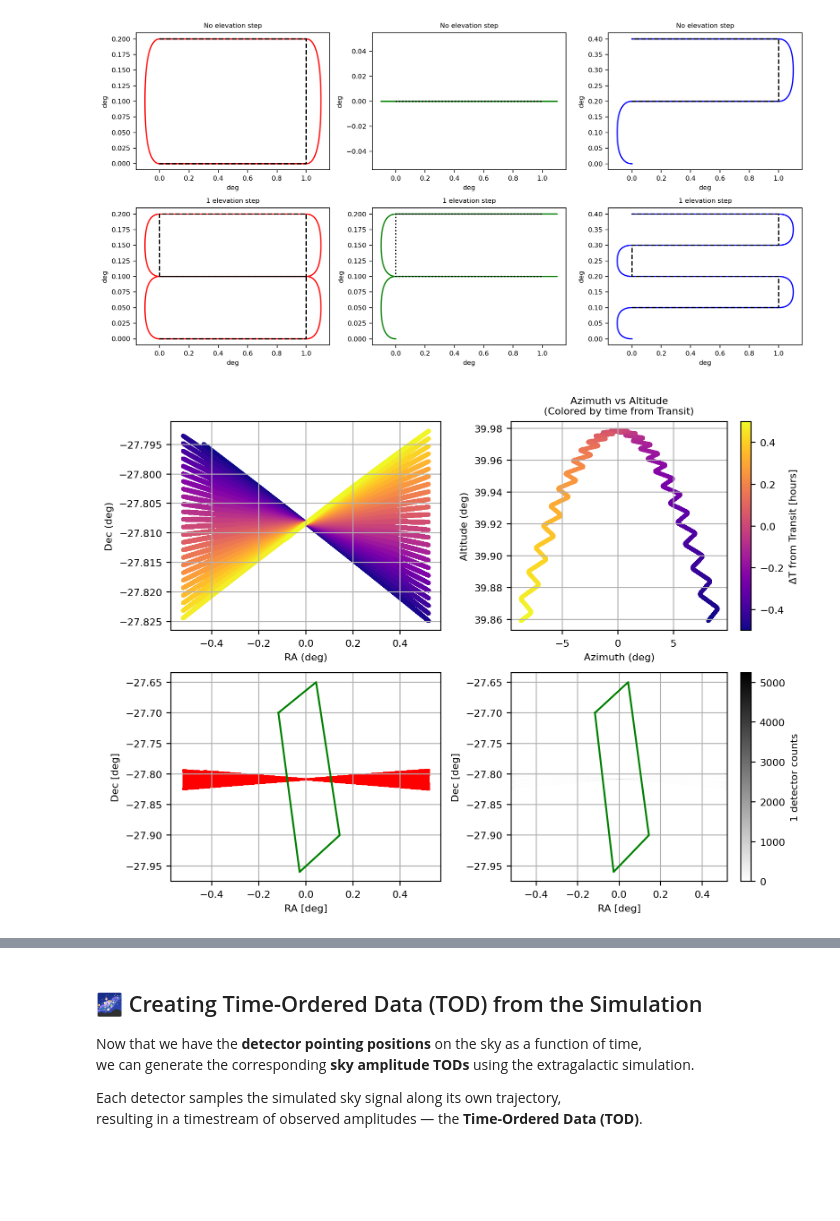
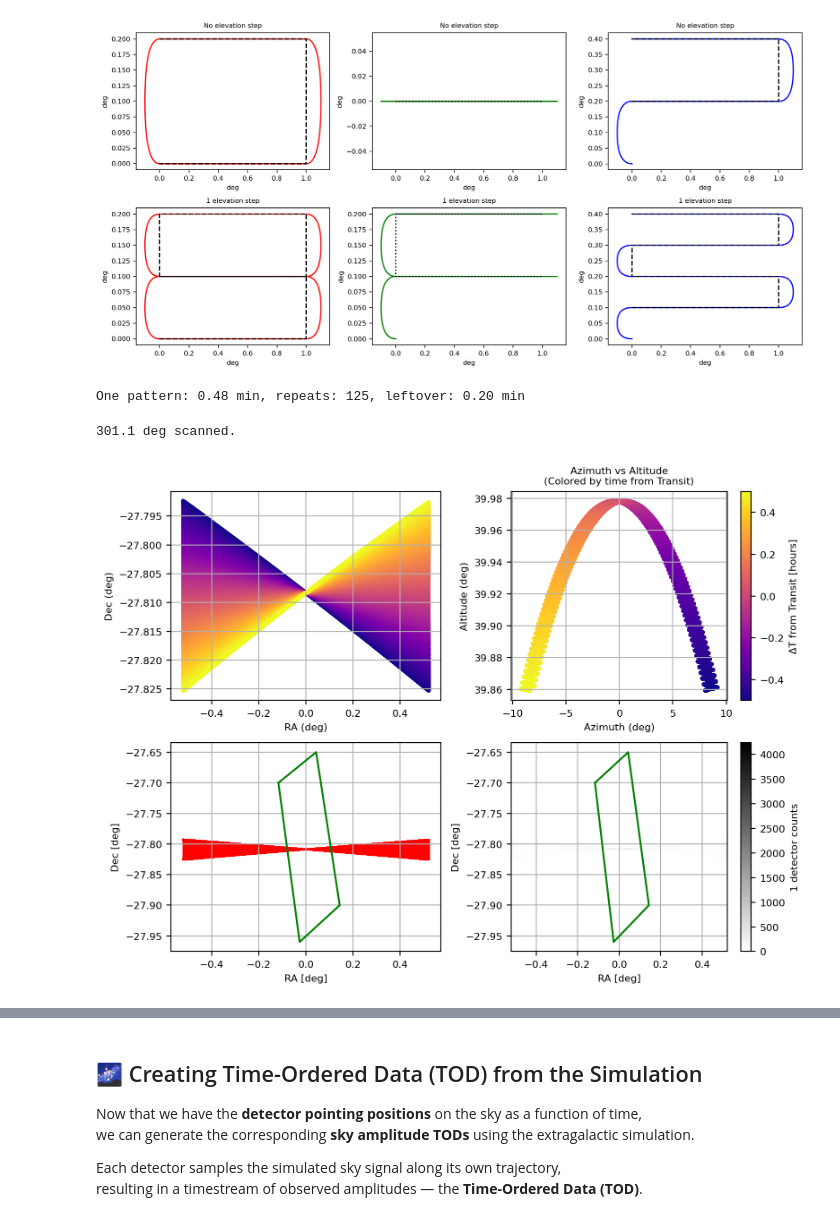
Before and after one commit to tim-balloon/TIM_analysis, a Jupyter notebook: timestream_maker/timestream_generator.ipynb, the cells around one changed output, grey strips where cells are left out. Saved outputs shown, nothing was run; the diff lists cells and outputs as text; code cells hidden in the pictures; blank space fills up the shorter version.

```diff
--- a/timestream_maker/timestream_generator.ipynb
+++ b/timestream_maker/timestream_generator.ipynb
@@ -125,13 +125,15 @@ az, alt, flag = genLocalPath_cst_el_scan(az_size=az_size, alt_size=alt_size, alt
 # %%
 #This pattern takes less time than T_duration.
 #Thus we generate the complete scan by repeating the pattern:
-scan_path, scan_flag = genScanPath(T, alt, az, flag)
+scan_path, scan_flag = genScanPath(T, dt, alt, az, flag)
 
 #Generate the pointing on the sky for the center of the arrays
-scan_path_sky, azel = genPointingPath(T, scan_path, LST, lat, dec, ra, azel=True)
+scan_path_sky, azel = genPointingPath(T, scan_path, LST, lat, dec, azel=True)
 
 #Compute the number of time a sky pixel is hit by the telescope.
 hitmap, xedges, yedges = np.histogram2d(scan_path_sky[:,0], scan_path_sky[:,1], bins=int(2/res))
+# %% [output]
+One pattern: 0.48 min, repeats: 125, leftover: 0.20 min
 # %%
 # === Plot Az vs Alt with delta_hours as color ===
 fig, axS = plt.subplots(2,2,figsize=(8,6), dpi=200)
@@ -139,34 +141,42 @@ axs, axr, axc, ax = axS[0,0], axS[0,1], axS[1,0], axS[1,1]
 axs.scatter(scan_path_sky[:,0],scan_path_sky[:,1], c=T/3600, cmap='plasma', s=5)
 # Attach colorbar to the left subplot (axs[0])
 axs.set_xlabel('RA (deg)')
 axs.set_ylabel('Dec (deg)')
 axs.grid(True)
 az_unwrapped = (np.radians(azel[:,0]) + np.pi) % (2 * np.pi) - np.pi
 sc = axr.scatter(np.degrees(az_unwrapped),azel[:,1],c=T/3600, cmap='plasma', s=5)
+
+
+coords = SkyCoord(alt=np.degrees(az_unwrapped)*u.deg, az=azel[:,1]*u.deg, frame='altaz')
+separations = coords[:-1].separation(coords[1:])
+total_length = np.sum(separations)
+print(f'{total_length:.1f} scanned.')
+
 cbar = plt.colorbar(sc, ax=axr)
 cbar.set_label('ΔT from Transit [hours]')
 axr.set_xlabel('Azimuth (deg)')
 axr.set_ylabel('Altitude (deg)')
 axr.set_title('Azimuth vs Altitude\n(Colored by time from Transit)')
 axr.grid()
 #---
 im = ax.imshow(hitmap.T, origin='lower', cmap='binary',extent=[xedges[0], xedges[-1], yedges[0], yedges[-1]])
 cbar = fig.colorbar(im, ax=ax, label='1 detector counts')
 ax.set_xlabel('RA [deg]')
 ax.set_ylabel('Dec [deg]')
 ax.set_aspect('auto')
 if(contours is not None):
     ax.plot(contours[:, 1]-rafield, contours[:, 0], c='g' )
     axc.plot(contours[:, 1]-rafield, contours[:, 0], c='g' )
 axc.scatter(scan_path_sky[:,0], scan_path_sky[:,1], s=0.1,c='r')
 axc.set_xlabel('RA [deg]')
 axc.set_ylabel('Dec [deg]')
 ax.grid()
 axc.grid()
 #---
 fig.tight_layout()
 # %% [output]
+301.1 deg scanned.
-[figure, old version]
+[figure, new version]
 # %%
 #We can stop here and save the TOD in .hdf5
 #----------------------------------------
```
Also changed, not shown: parts of 2 cells of this notebook, 1 other file.
